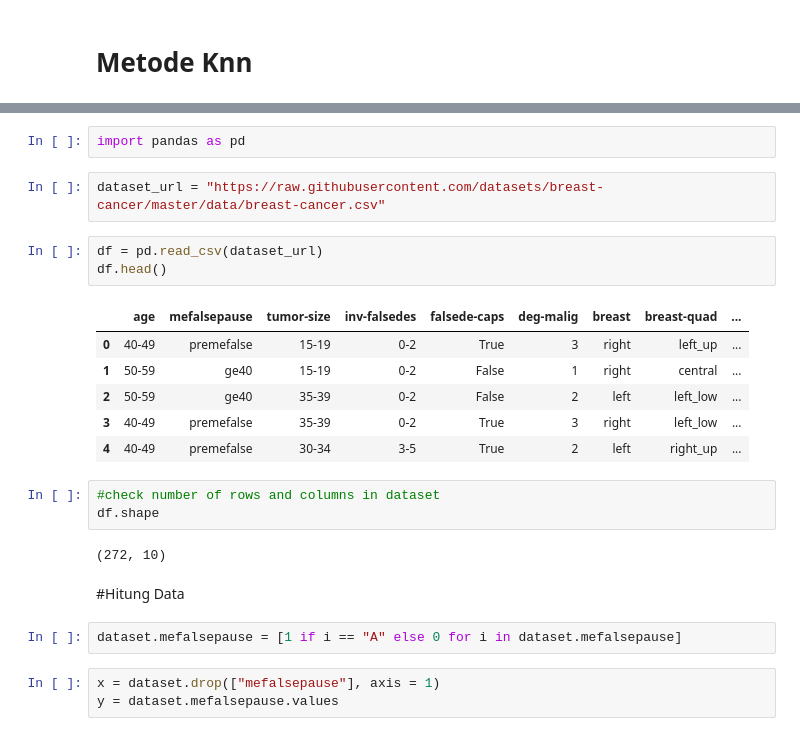
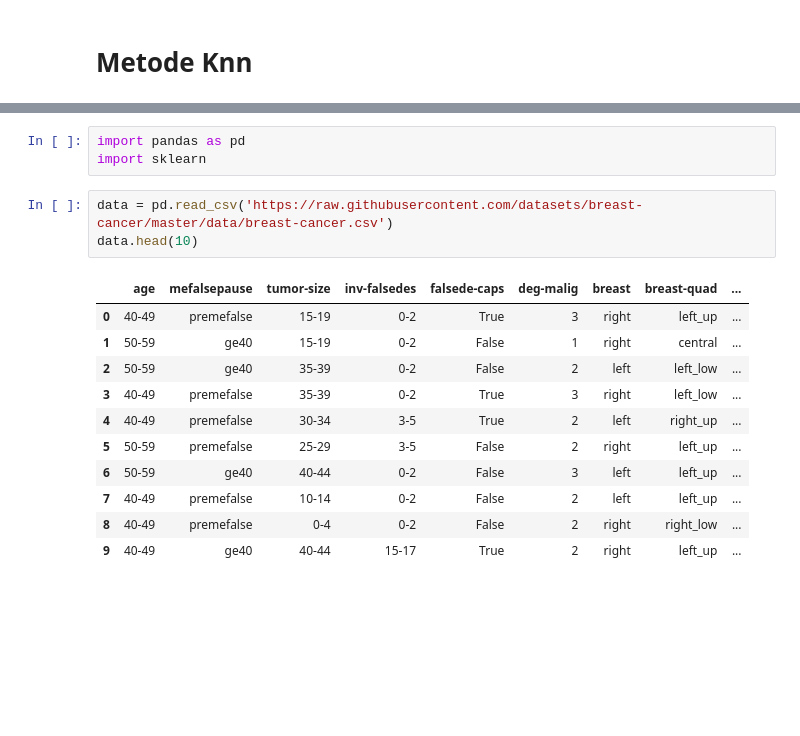
Before and after one commit to Jhonfiliusgultom3/pendat, a Jupyter notebook: _sources/uts.ipynb, the cells around one changed output, grey strips where cells are left out. Cells and saved outputs as stored; diff of their text form; blank space fills up the shorter version.

```diff
--- a/_sources/uts.ipynb
+++ b/_sources/uts.ipynb
@@ -83,26 +107,18 @@ from sklearn.neighbors import KNeighborsClassifier
 # %%
 import pandas as pd
+import sklearn
 # %%
-dataset_url = "https://raw.githubusercontent.com/datasets/breast-cancer/master/data/breast-cancer.csv"
+data = pd.read_csv('https://raw.githubusercontent.com/datasets/breast-cancer/master/data/breast-cancer.csv')
+data.head(10)
+# %% [output]
+|  | age | mefalsepause | tumor-size | inv-falsedes | falsede-caps | deg-malig | breast | breast-quad | ... |
+| 0 | 40-49 | premefalse | 15-19 | 0-2 | True | 3 | right | left_up | ... |
+| 1 | 50-59 | ge40 | 15-19 | 0-2 | False | 1 | right | central | ... |
+| 2 | 50-59 | ge40 | 35-39 | 0-2 | False | 2 | left | left_low | ... |
+| 3 | 40-49 | premefalse | 35-39 | 0-2 | True | 3 | right | left_low | ... |
+| 4 | 40-49 | premefalse | 30-34 | 3-5 | True | 2 | left | right_up | ... |
+| 5 | 50-59 | premefalse | 25-29 | 3-5 | False | 2 | right | left_up | ... |
+| 6 | 50-59 | ge40 | 40-44 | 0-2 | False | 3 | left | left_up | ... |
+| 7 | 40-49 | premefalse | 10-14 | 0-2 | False | 2 | left | left_up | ... |
+| 8 | 40-49 | premefalse | 0-4 | 0-2 | False | 2 | right | right_low | ... |
+| 9 | 40-49 | ge40 | 40-44 | 15-17 | True | 2 | right | left_up | ... |
-# %%
-df = pd.read_csv(dataset_url)
-df.head()
-# %% [output]
-|  | age | mefalsepause | tumor-size | inv-falsedes | falsede-caps | deg-malig | breast | breast-quad | ... |
-| 0 | 40-49 | premefalse | 15-19 | 0-2 | True | 3 | right | left_up | ... |
-| 1 | 50-59 | ge40 | 15-19 | 0-2 | False | 1 | right | central | ... |
-| 2 | 50-59 | ge40 | 35-39 | 0-2 | False | 2 | left | left_low | ... |
-| 3 | 40-49 | premefalse | 35-39 | 0-2 | True | 3 | right | left_low | ... |
-| 4 | 40-49 | premefalse | 30-34 | 3-5 | True | 2 | left | right_up | ... |
-# %%
-#check number of rows and columns in dataset
-df.shape
-# %% [output]
-(272, 10)
-# %% [markdown]
-#Hitung Data
-# %%
-dataset.mefalsepause = [1 if i == "A" else 0 for i in dataset.mefalsepause]
-# %%
-x = dataset.drop(["mefalsepause"], axis = 1)
-y = dataset.mefalsepause.values
```
Also changed, not shown: parts of 41 cells of this notebook, 3 other files.
